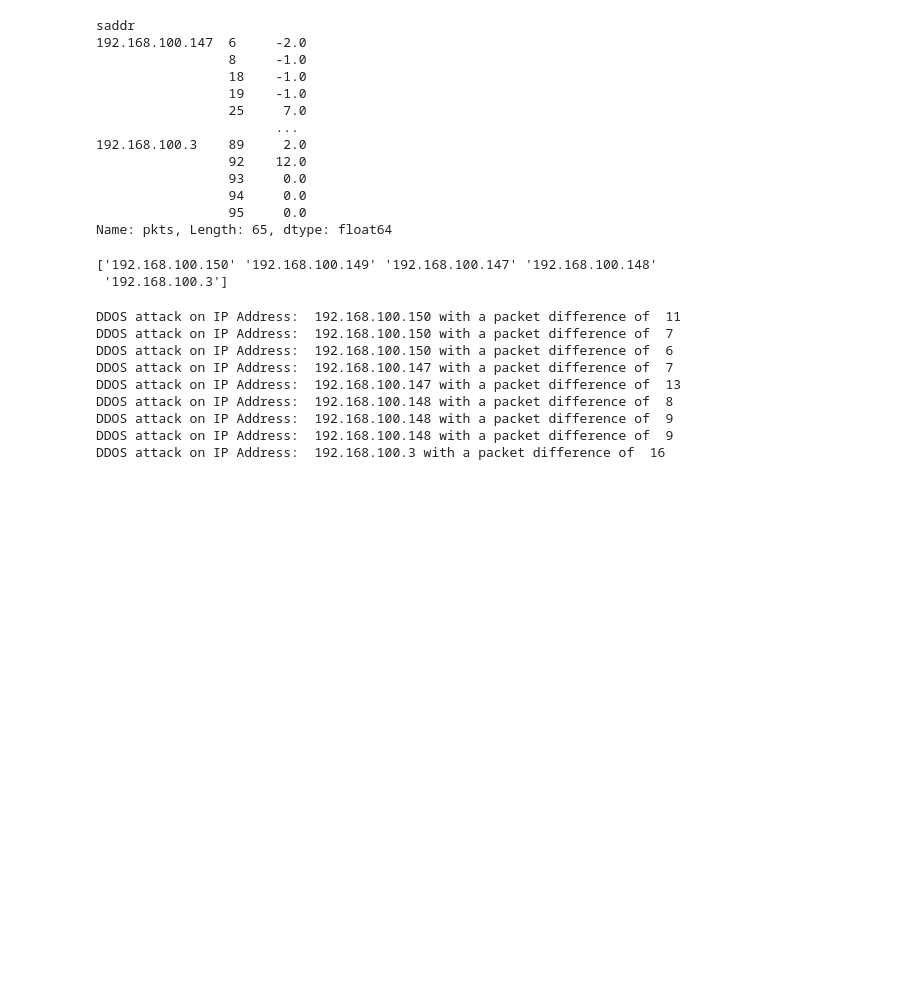
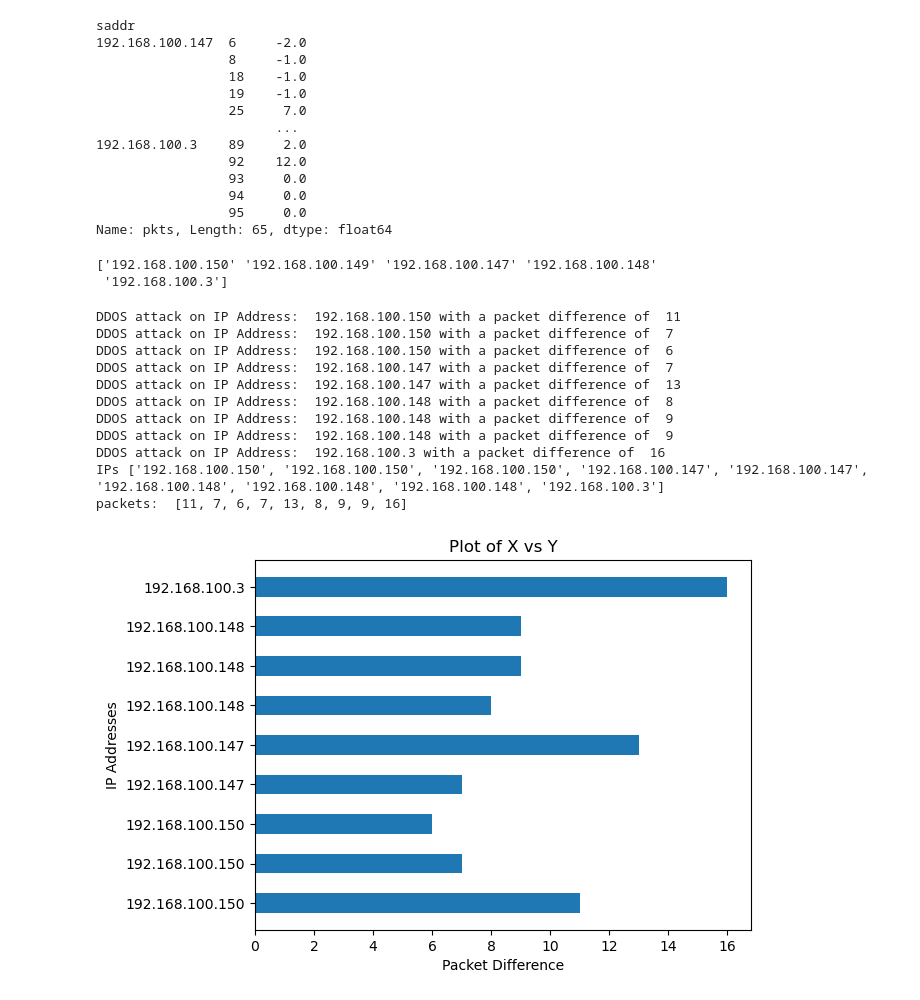
Before and after one commit to DDOS-Attacks-detection-in-IOT-using-ML/DDOS-Detection, a Jupyter notebook: cn_project_1.ipynb, the cells around one changed output. Drawn from its saved outputs; the diff is of its cells as text; code cells hidden in the pictures; blank space fills up the shorter version.

Commit message:
updated code and added a graph

```diff
--- a/cn_project_1.ipynb
+++ b/cn_project_1.ipynb
@@ -2,9 +2,9 @@
 import pandas as pd
 
 # read the CSV file
-df = pd.read_csv('https://raw.githubusercontent.com/DDOS-Attacks-detection-in-IOT-using-ML/DDOS-Detection/main/DDoSdata.csv')
+dataframe = pd.read_csv('https://raw.githubusercontent.com/DDOS-Attacks-detection-in-IOT-using-ML/DDOS-Detection/main/DDoSdata.csv')
 cols=['saddr','daddr','pkts']
-df[cols]
+dataframe[cols]
 # %% [output]
 |  | saddr | daddr | pkts |
 | 0 | 192.168.100.150 | 192.168.100.3 | 10 |
@@ -43,27 +43,32 @@ Name: pkts, Length: 65, dtype: float64
 # %%
 import pandas as pd
 
-# read the CSV file
-# df = pd.read_csv('C:/Users/dpatel112/OneDrive - Cal State LA/Spring 2023/CS5470 Computer Network/Presentation/DDoSdata.csv',low_memory=False)
-unique_values = df['saddr'].unique()
-# unique_values = df['name'].unique()
+# get only unique source addresses
+unique_values = dataframe['saddr'].unique()
+
 print(unique_values)
 desired_rows = []
 my_dict = {}
 for i in unique_values:
-    desired_rows = df[df['saddr'] == i]
+    desired_rows = dataframe[dataframe['saddr'] == i]
     # desired_rows = df[df['name'] == i]
     my_dict[i] = desired_rows['pkts'].values.__array__()
-# print(my_dict['192.168.100.150'].values)
 # %% [output]
 ['192.168.100.150' '192.168.100.149' '192.168.100.147' '192.168.100.148'
  '192.168.100.3']
 # %%
+ips = []
+packets = []
 for key,value in my_dict.items(): # get a list of dictionary items
     for i in range(len(value) -1):  # iterate over the list of items
         diff = value[i+1] - value[i]
         if diff >= 6:
             print('DDOS attack on IP Address: ', key, "with a packet difference of ", diff)
+            ips.append(key)
+            packets.append(diff)
+
+print("IPs", ips)
+print("packets: " , packets)
 # %% [output]
 DDOS attack on IP Address:  192.168.100.150 with a packet difference of  11
 DDOS attack on IP Address:  192.168.100.150 with a packet difference of  7
@@ -74,3 +79,18 @@ DDOS attack on IP Address:  192.168.100.148 with a packet difference of  8
 DDOS attack on IP Address:  192.168.100.148 with a packet difference of  9
 DDOS attack on IP Address:  192.168.100.148 with a packet difference of  9
 DDOS attack on IP Address:  192.168.100.3 with a packet difference of  16
+IPs ['192.168.100.150', '192.168.100.150', '192.168.100.150', '192.168.100.147', '192.168.100.147', '192.168.100.148', '192.168.100.148', '192.168.100.148', '192.168.100.3']
+packets:  [11, 7, 6, 7, 13, 8, 9, 9, 16]
+# %%
+import matplotlib.pyplot as plt
+import numpy as np
+
+plt.barh(np.arange(len(ips)), packets, height=0.5, align='center')
+plt.yticks(np.arange(len(ips)), ips)
+
+plt.xlabel('Packet Difference')
+plt.ylabel('IP Addresses')
+plt.title('Plot of X vs Y')
+plt.show()
+# %% [output]
+[figure, added]
```
Also changed, not shown: parts of 1 cell of this notebook.
